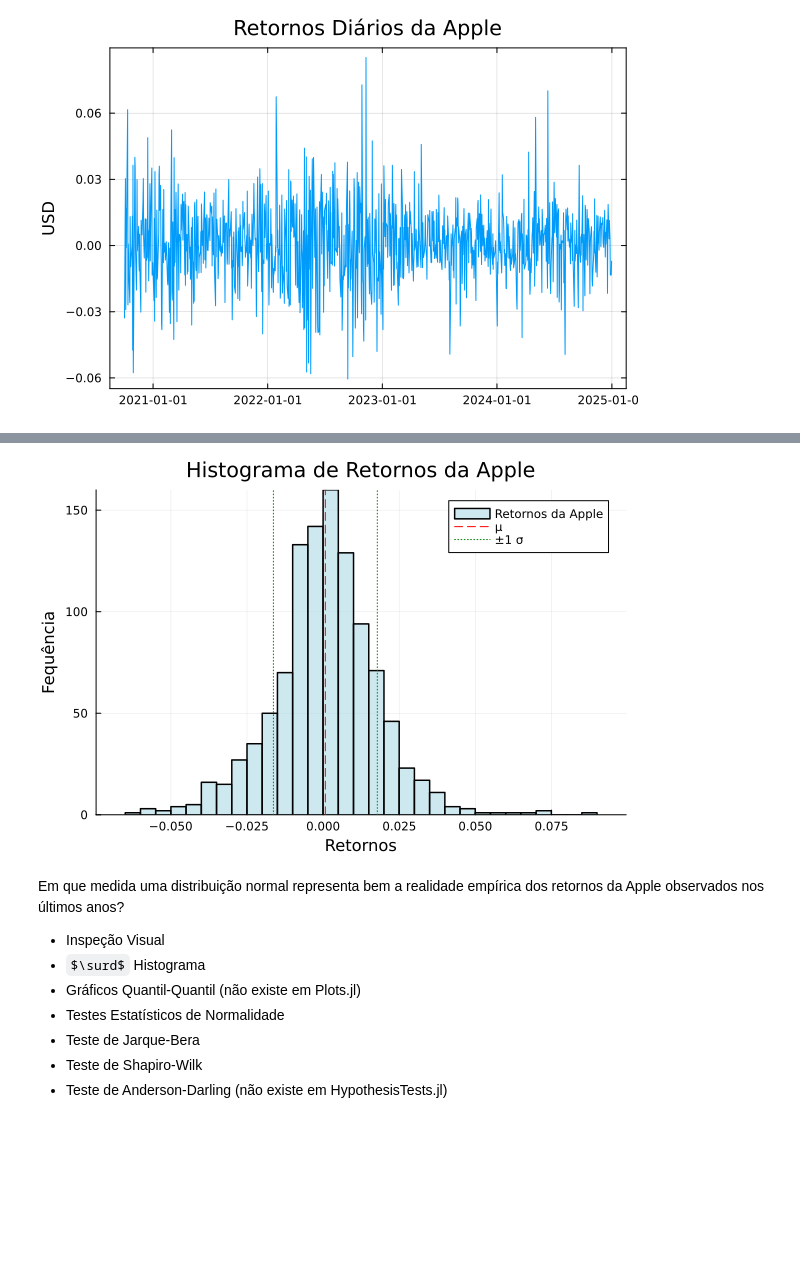
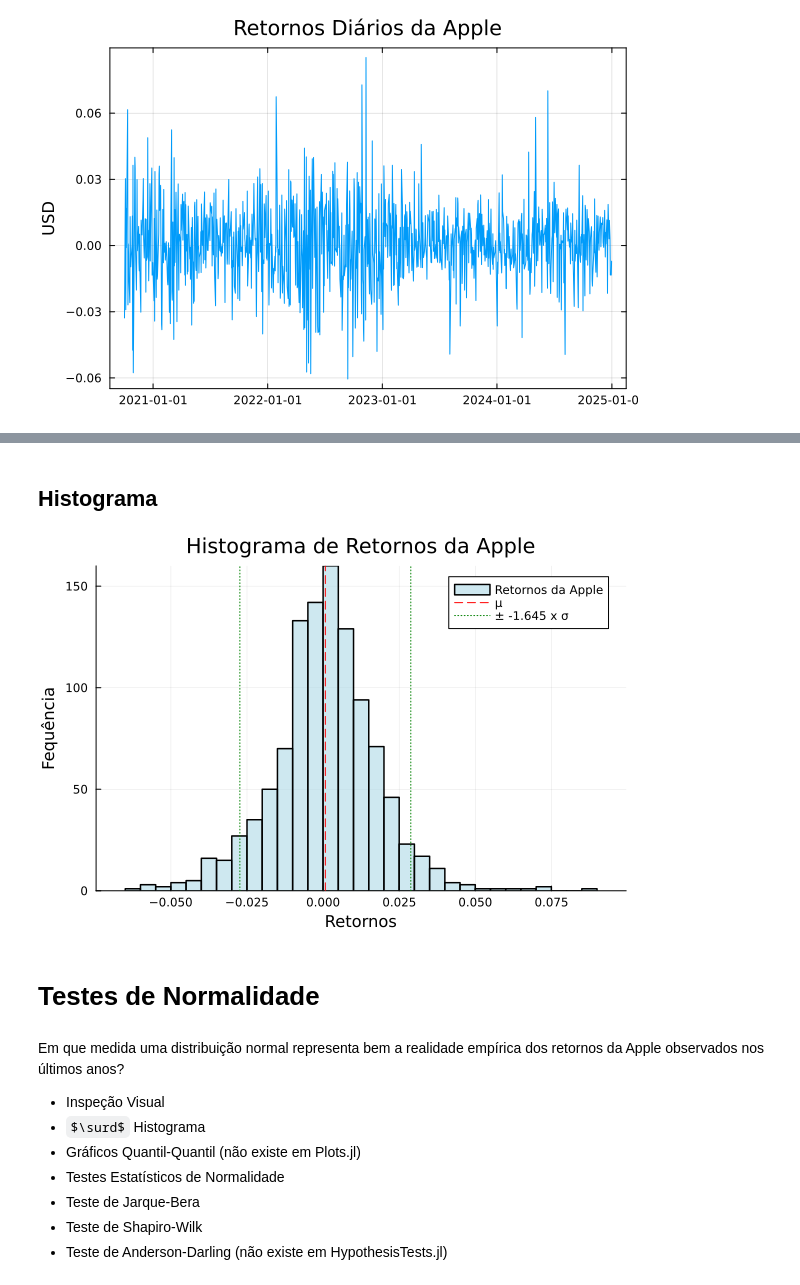
Before and after one commit to ASaragga/GRF, a Jupyter notebook: VaR_ETL.ipynb, the cells around one changed output, grey strips where cells are left out. Saved outputs shown, nothing was run; the diff lists cells and outputs as text; code cells hidden in the pictures; some formulas as TeX source; blank space fills up the shorter version.

```diff
--- a/VaR_ETL.ipynb
+++ b/VaR_ETL.ipynb
@@ -99,29 +107,35 @@ println("σ = ", sigma)
+# %% [markdown]
+## Histograma
 # %%
-# Podemos visualizar o histograma dos retorns diário da Apple usando o método histogram() de Plots
+# Podemos visualizar o histograma dos retorns diário da Apple usando o método histogram() da bilioteca Plots
 
 fig3 = histogram(returns,
           bins=30,  # Numero de barras
           color=:lightblue,
           label="Retornos da Apple",
           xlabel="Retornos",
           ylabel="Fequência",
           title="Histograma de Retornos da Apple",
           grid=true,
           fillalpha=0.6,  # Transparencia das barras
           linecolor=:black,
           linewidth=1.5)
 
-# Adicionamos linhas verticais (vline!) para a média e desvio-padrão
+# Adicionamos linhas verticais (vline!) para a média e z * desvio-padrão
+
+z = - 1.645   # quantil a 5% se distribuição normal(0,1)
 
 vline!([mu], linecolor=:red, linestyle=:dash, label="μ")
-vline!([mu - sigma, mu + sigma],
-       linecolor=:green, linestyle=:dot, label="±1 σ")
+vline!([mu + z * sigma, mu - z * sigma],
+       linecolor=:green, linestyle=:dot, label="± $(z) x σ") # $(z) faz a interpolação do valor de z no label
 
-# O gráfico sugere que a observação de valores extremos ocorrerá com alguma frequência
+# O gráfico sugere que a observação de valores extremos ocorreu com elevada frequência
 
 display(plot!(fig3))
 # %% [output]
-[figure, old version]
+[figure, new version]
+# %% [markdown]
+# Testes de Normalidade
 # %% [markdown]
 Em que medida uma distribuição normal representa bem a realidade empírica dos retornos da Apple observados nos últimos anos?
 *   Inspeção Visual
```
Also changed, not shown: parts of 19 cells of this notebook.
